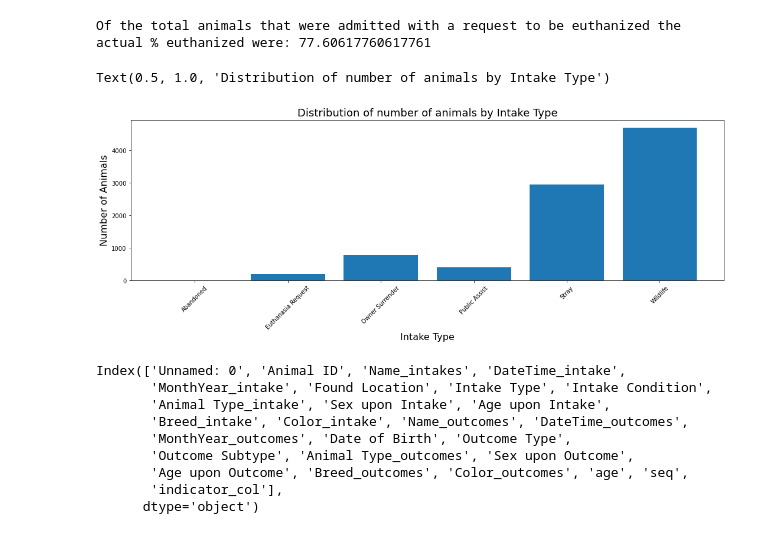
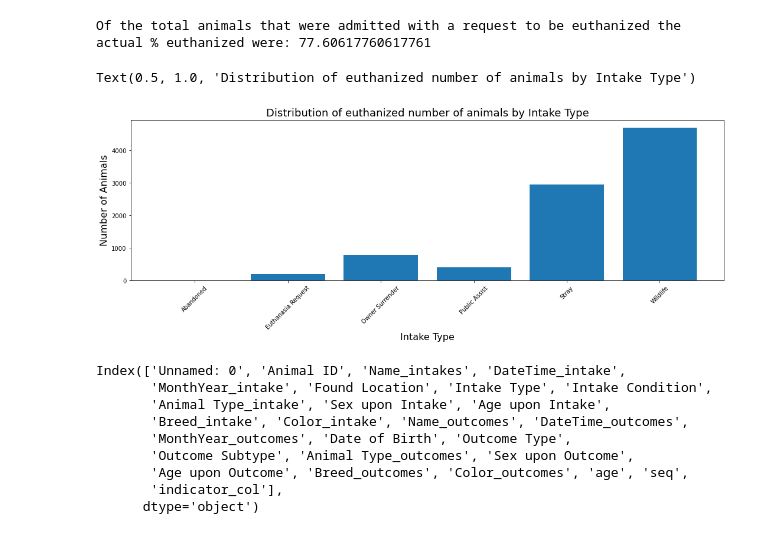
Before and after one commit to laknath123/PDS_final_project_animalshelter, a Jupyter notebook: Parth.ipynb, the cells around one changed output. Cells and saved outputs as stored; diff of their text form; code cells hidden in the pictures.

```diff
--- a/Parth.ipynb
+++ b/Parth.ipynb
@@ -193,16 +193,16 @@ Of the total animals that were admitted with a request to be euthanized the actu
 # %%
 cd=df[df["Outcome Type"]=="Euthanasia"]
 temp=cd.groupby(['Intake Type'])[['Animal ID']].count().reset_index()
 temp.rename(columns={'Animal ID':'Count'},inplace=True)
 f, ax = plt.subplots(figsize=(18,5))
 ax.set_xticklabels(temp['Intake Type'],rotation=45)
 plt.bar(temp['Intake Type'],temp['Count'])
 plt.xlabel('Intake Type', fontsize=16)
 plt.ylabel('Number of Animals', fontsize=16)
-plt.title("Distribution of number of animals by Intake Type",fontsize=18)
+plt.title("Distribution of euthanized number of animals by Intake Type",fontsize=18)
 # %% [output]
-Text(0.5, 1.0, 'Distribution of number of animals by Intake Type')
+Text(0.5, 1.0, 'Distribution of euthanized number of animals by Intake Type')
-[figure, old version]
+[figure, new version]
 # %%
 df.columns
 # %% [output]
```
Also changed, not shown: parts of 7 cells of this notebook.
